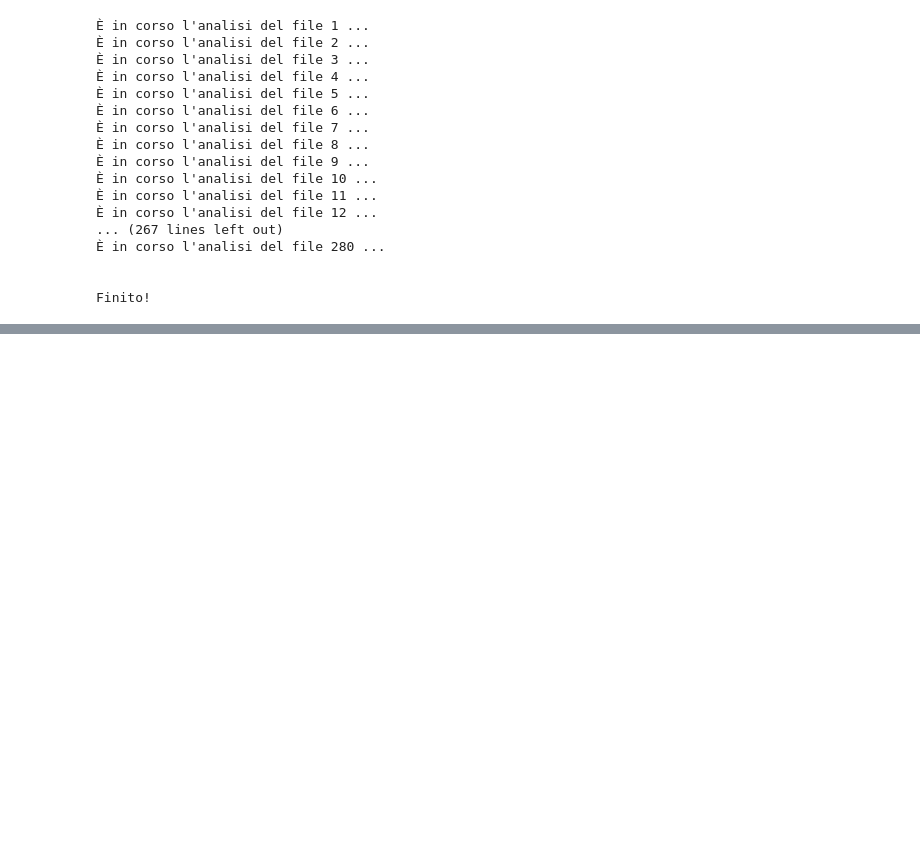
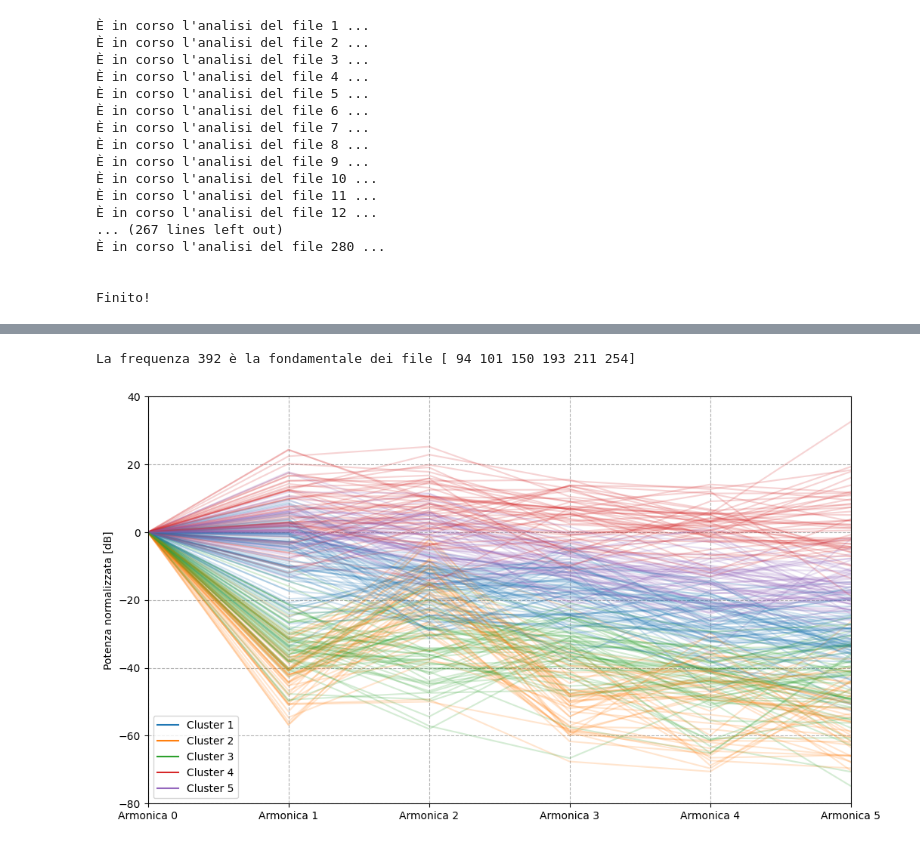
Before and after one commit to maddoc-g/3_organ_clustering, a Jupyter notebook: peak_finding.ipynb, the cells around one changed output, grey strips where cells are left out. Drawn from its saved outputs; the diff is of its cells as text; code cells hidden in the pictures; blank space fills up the shorter version.

```diff
--- a/peak_finding.ipynb
+++ b/peak_finding.ipynb
@@ -123,0 +173,58 @@ np.savetxt("normalized_power_spectra.csv", normalized_power_spectra, delimiter =
+# %%
+# Piccolo test per capire quali file corrispondono a quale colonna di note:
+# per una frequenza X, estrapoliamo le note che cadono nel bin di X.
+X = 392
+belonging_indexes = np.where(((np.log2(X)-1/24) < np.log2(data)) & (np.log2(data) < (np.log2(X)+1/12)))
+print("La frequenza", X, "è la fondamentale dei file", belonging_indexes[0] + 1)
+# %% [output]
+La frequenza 392 è la fondamentale dei file [ 94 101 150 193 211 254]
+# %%
+# Ora è il tempo di fare Kmeans clustering!
+
+data = np.loadtxt("normalized_power_spectra.csv", delimiter=",")
+# Sarà necessario all'algoritmo lavorare con quantità normalizzate, che è il motivo per cui le abbiamo salvate in primo luogo.
+# In particolare, data sarà in scala logaritmica e avrà unità di misura decibel, nel senso che ad esempio
+# un'armonica di valore -20 vuol dire che è 20dB meno intensa rispetto alla fondamentale.
+
+# Nota inoltre che data è una matrice: ogni riga è una nota, ogni colonna un'armonica.
+# Questo, in termini teorici, vuol dire che avremo 280 samples, ciascuno con 6 features.
+
+# Il secondo e ultimo indizio a nostra disposizione è che il numero di clusters è prefissato a 5. Facciamo girare l'algoritmo:
+kmeans = KMeans(n_clusters = 5,
+                init = "random",
+                n_init = 10000,
+                copy_x = True,
+                algorithm = "lloyd").fit(data)
+# Concettualmente, dato che conosciamo in anticipo il numero di clusters stiamo rimuovendo un grosso grado di libertà.
+# Per questo motivo, possiamo invece concentrare tutta la computazione sul numero di run: l'algoritmo viene eseguito
+# n_init volte e vengono restituiti i valori migliori. Nota che scegliendo n_init più grandi di 10000 non si vedono miglioramenti.
+# %%
+# Grafichiamo i risultati in una cella diversa:
+columns = [f"Armonica {i}" for i in range(6)]
+database = pd.DataFrame(data, columns=columns) # Come una matrice multidimensionale di dati
+database["Cluster"] = kmeans.labels_ # Aggiungiamo un field in cui salviamo l'associazione ad un cluster
+
+# Per scegliere il colore con cui viene rappresentato ciascun cluster serve un po' di tedioso olio di gomito:
+cmap = plt.get_cmap("tab10")
+colors = [cmap(i) for i in range(5)]
+manual_selection = {i: colors[i] for i in range(5)}
+handles = [
+    mlines.Line2D([], [], color=manual_selection[0], label="Cluster 1"),
+    mlines.Line2D([], [], color=manual_selection[1], label="Cluster 2"),
+    mlines.Line2D([], [], color=manual_selection[2], label="Cluster 3"),
+    mlines.Line2D([], [], color=manual_selection[3], label="Cluster 4"),
+    mlines.Line2D([], [], color=manual_selection[4], label="Cluster 5")
+]
+
+# Ora possiamo graficare con molta libertà di personalizzazione:
+plt.figure(figsize=(12, 7))
+for _, row in database.iterrows():
+    plt.plot(columns, row[columns], color=manual_selection[row["Cluster"]], alpha=0.2)
+plt.margins(x=0)
+plt.legend(handles=handles)
+plt.ylabel("Potenza normalizzata [dB]")
+plt.ylim(-80, 40)
+plt.grid(linestyle="--")
+plt.show()
+# %% [output]
+[figure, added]
```
Also changed, not shown: parts of 6 cells of this notebook, 1 other file.
